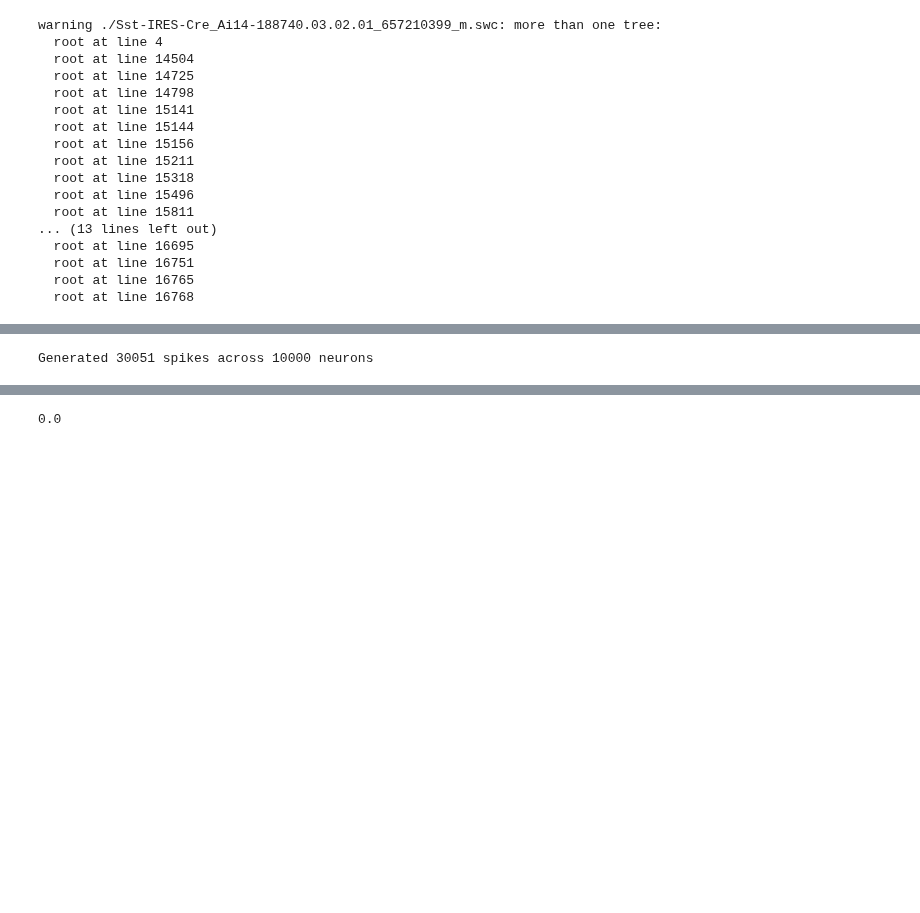
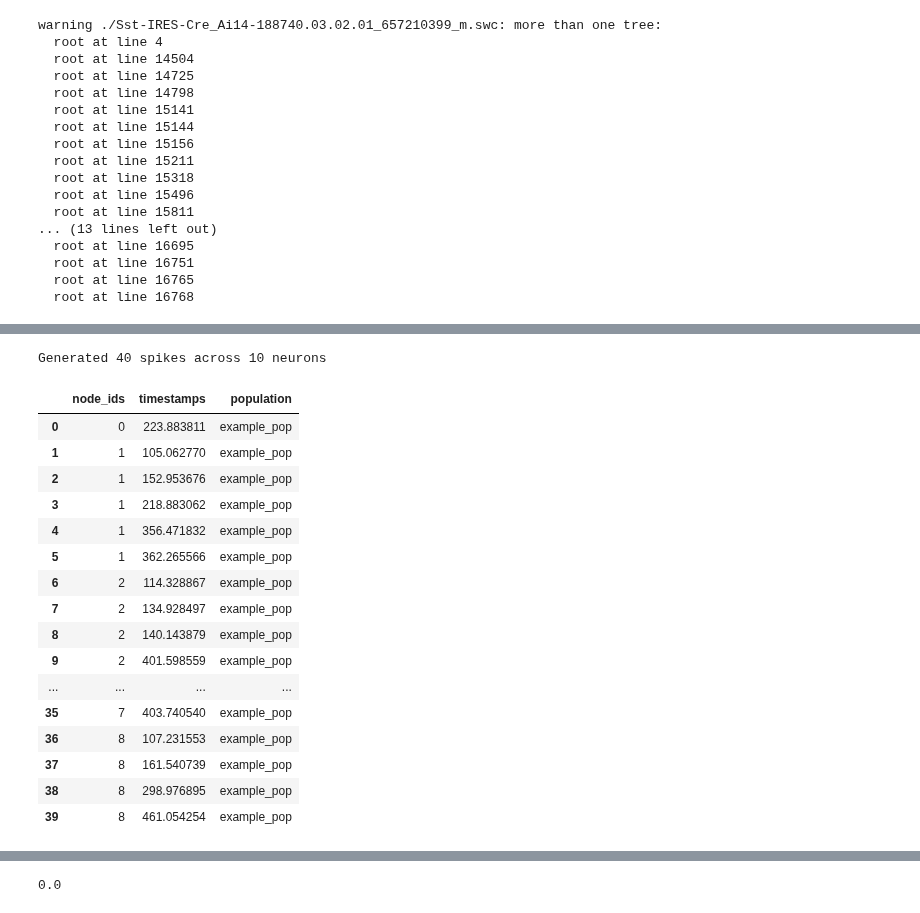
Before and after one commit to ddopp4877/single-cell-tuning, a Jupyter notebook: stim_synapses.ipynb, the cells around one changed output, grey strips where cells are left out. Saved outputs shown, nothing was run; the diff lists cells and outputs as text; code cells hidden in the pictures; blank space fills up the shorter version.

```diff
--- a/stim_synapses.ipynb
+++ b/stim_synapses.ipynb
@@ -164,0 +179,3 @@ PFR_firing_rate_shortened = np.array(PFR['AvgFiringRate'][PFR['Time'] >0])
+# %%
+background_spikes = spike_train_generation.homogeneous_poisson_timestamps(rate_hz=2, duration_ms=500)
+print(background_spikes)
@@ -164,0 +184,6 @@ PFR_firing_rate_shortened = np.array(PFR['AvgFiringRate'][PFR['Time'] >0])
+# %%
+N_background = 8000
+all_bg_spikes = []
+for i in range(N_background):
+    background_spikes = spike_train_generation.homogeneous_poisson_timestamps(rate_hz=2, duration_ms=500)
+    all_bg_spikes.append(background_spikes)
@@ -165,5 +208,5 @@ PFR_firing_rate_shortened = np.array(PFR['AvgFiringRate'][PFR['Time'] >0])
 # %%
-num_neurons = 10000
+num_neurons = 10
 psg = PoissonSpikeGenerator(population='example_pop', seed=32)
 
 for i in range(num_neurons):
@@ -185,7 +228,27 @@ for node_id in range(num_neurons):
     firing_rates.append(firing_rate)
     # print(f"Neuron {node_id}: {len(cell_spikes)} spikes, mean rate = {firing_rate:.2f} Hz")
 # %% [output]
-Generated 30051 spikes across 10000 neurons
+Generated 40 spikes across 10 neurons
 # %%
 N = 2
 df_sampled = spikes_df.sample(n=N, random_state=42)
+# %%
+spikes_df
+# %% [output]
+|  | node_ids | timestamps | population |
+| 0 | 0 | 223.883811 | example_pop |
+| 1 | 1 | 105.062770 | example_pop |
+| 2 | 1 | 152.953676 | example_pop |
+| 3 | 1 | 218.883062 | example_pop |
+| 4 | 1 | 356.471832 | example_pop |
+| 5 | 1 | 362.265566 | example_pop |
+| 6 | 2 | 114.328867 | example_pop |
+| 7 | 2 | 134.928497 | example_pop |
+| 8 | 2 | 140.143879 | example_pop |
+| 9 | 2 | 401.598559 | example_pop |
+| ... | ... | ... | ... |
+| 35 | 7 | 403.740540 | example_pop |
+| 36 | 8 | 107.231553 | example_pop |
+| 37 | 8 | 161.540739 | example_pop |
+| 38 | 8 | 298.976895 | example_pop |
+| 39 | 8 | 461.054254 | example_pop |
```
Also changed, not shown: parts of 16 cells of this notebook, 5 other files.
